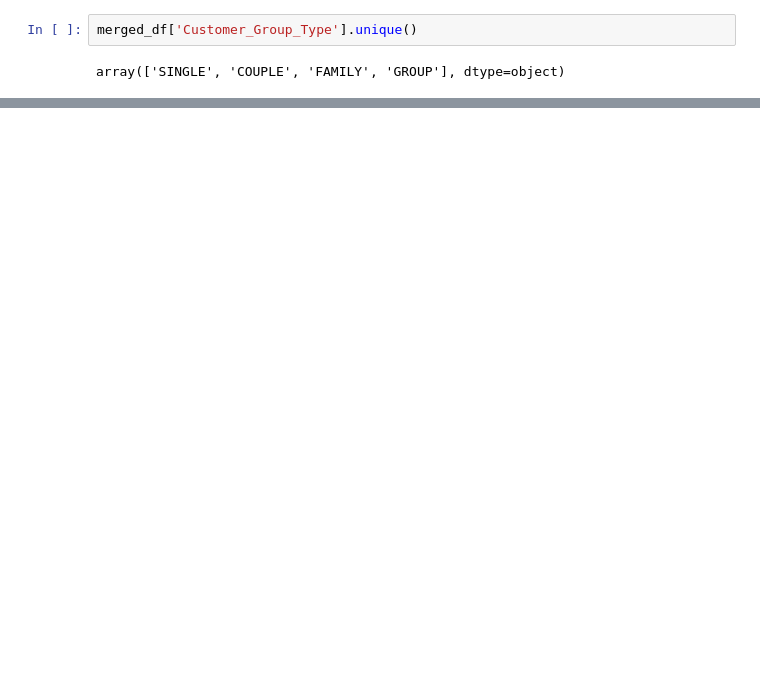
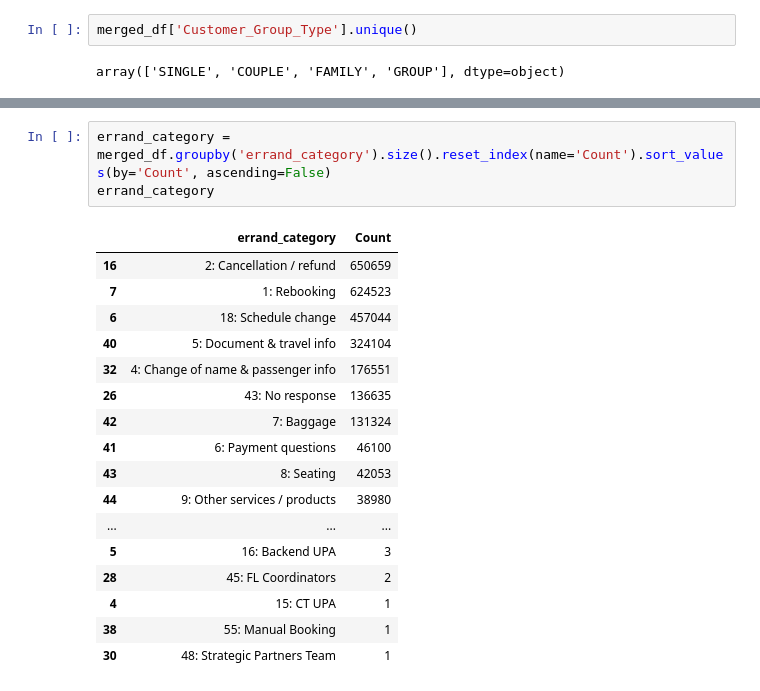
Before and after one commit to MinaBadri/MinaBadri-20250117, a Jupyter notebook: analysis.ipynb, the cells around one changed output, grey strips where cells are left out. Cells and saved outputs as stored; diff of their text form; blank space fills up the shorter version.

```diff
--- a/analysis.ipynb
+++ b/analysis.ipynb
@@ -405,0 +455,21 @@ array(['SINGLE', 'COUPLE', 'FAMILY', 'GROUP'], dtype=object)
+# %%
+errand_category = merged_df.groupby('errand_category').size().reset_index(name='Count').sort_values(by='Count', ascending=False)
+errand_category
+# %% [output]
+|  | errand_category | Count |
+| 16 | 2: Cancellation / refund | 650659 |
+| 7 | 1: Rebooking | 624523 |
+| 6 | 18: Schedule change | 457044 |
+| 40 | 5: Document & travel info | 324104 |
+| 32 | 4: Change of name & passenger info | 176551 |
+| 26 | 43: No response | 136635 |
+| 42 | 7: Baggage | 131324 |
+| 41 | 6: Payment questions | 46100 |
+| 43 | 8: Seating | 42053 |
+| 44 | 9: Other services / products | 38980 |
+| ... | ... | ... |
+| 5 | 16: Backend UPA | 3 |
+| 28 | 45: FL Coordinators | 2 |
+| 4 | 15: CT UPA | 1 |
+| 38 | 55: Manual Booking | 1 |
+| 30 | 48: Strategic Partners Team | 1 |
```
Also changed, not shown: parts of 13 cells of this notebook, 1 other file.
